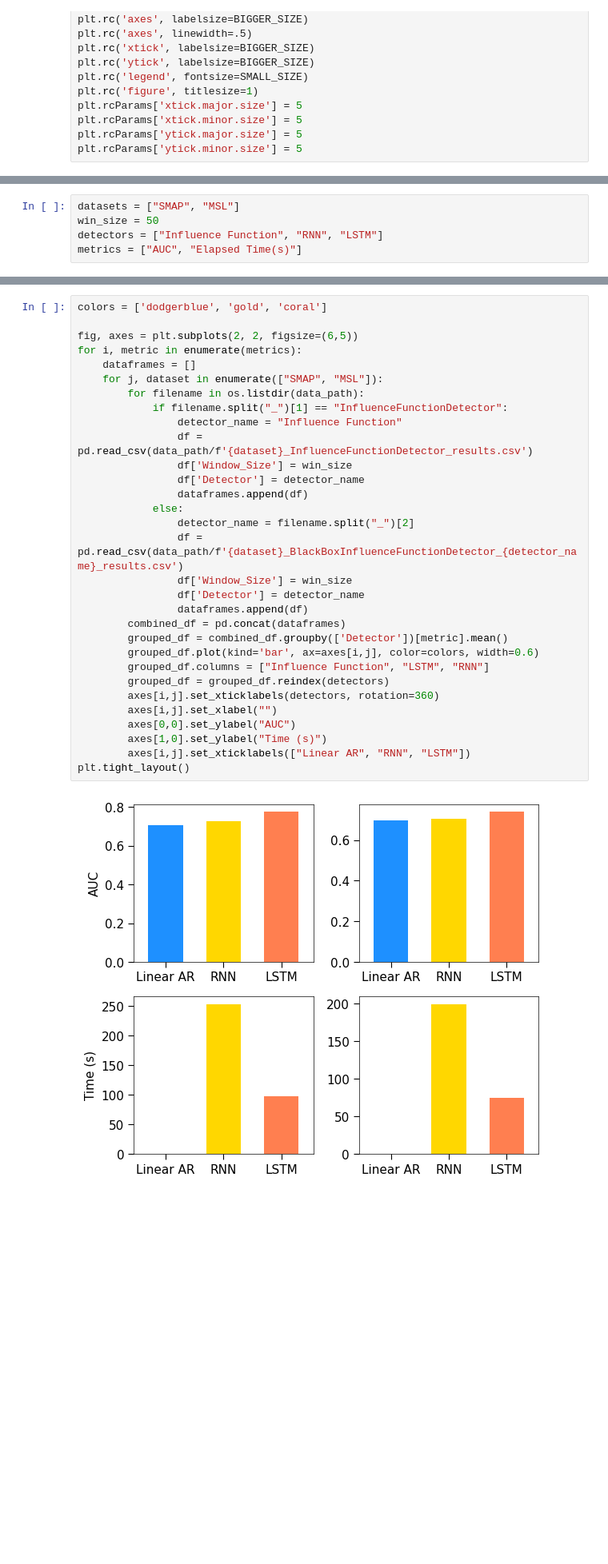
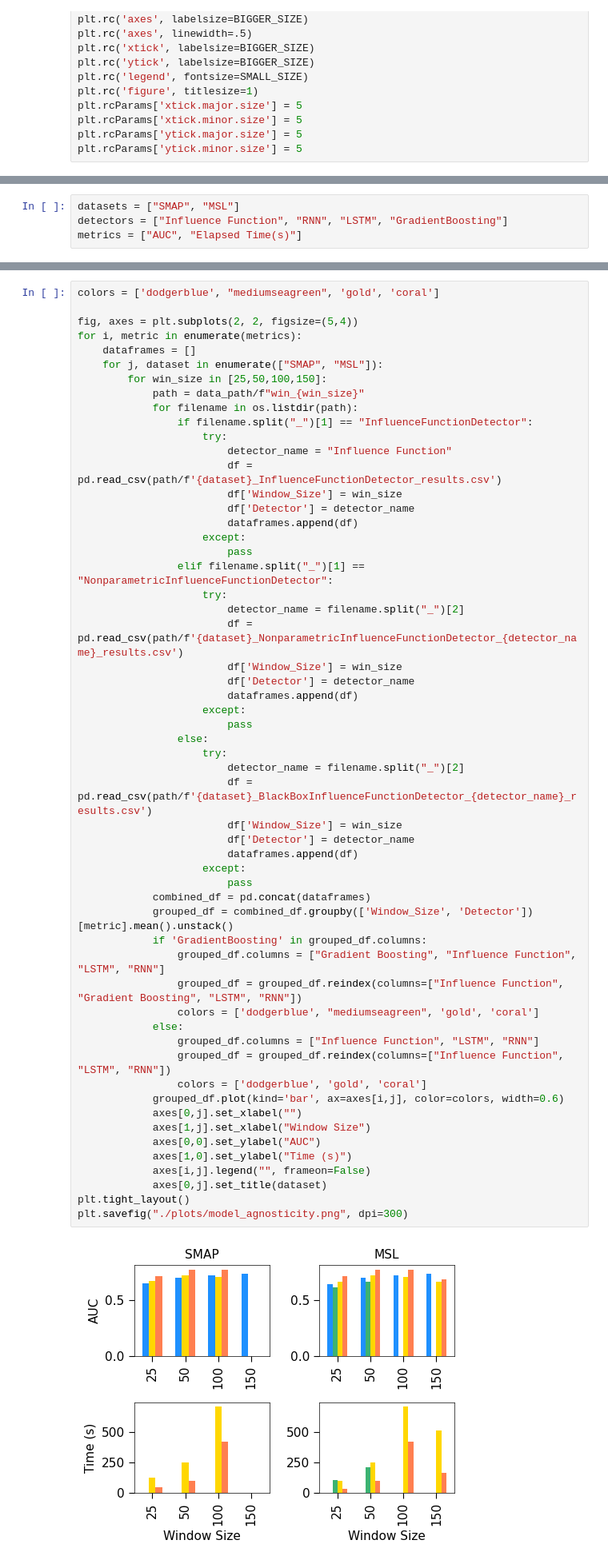
Before and after one commit to yzhang511/TimeInf, a Jupyter notebook: icml_plots/Fig4.ipynb, the cells around one changed output, grey strips where cells are left out. Shown at 80% size. Drawn from its saved outputs; the diff is of its cells as text; blank space fills up the shorter version.

Commit message:
update figures

```diff
--- a/icml_plots/Fig4.ipynb
+++ b/icml_plots/Fig4.ipynb
@@ -34,5 +29,4 @@ os.listdir(data_path)
 # %%
 datasets = ["SMAP", "MSL"]
-win_size = 50
-detectors = ["Influence Function", "RNN", "LSTM"]
+detectors = ["Influence Function", "RNN", "LSTM", "GradientBoosting"]
 metrics = ["AUC", "Elapsed Time(s)"]
@@ -39,33 +42,58 @@ metrics = ["AUC", "Elapsed Time(s)"]
 # %%
-colors = ['dodgerblue', 'gold', 'coral']
+colors = ['dodgerblue', "mediumseagreen", 'gold', 'coral']
 
-fig, axes = plt.subplots(2, 2, figsize=(6,5))
+fig, axes = plt.subplots(2, 2, figsize=(5,4))
 for i, metric in enumerate(metrics):
     dataframes = []
     for j, dataset in enumerate(["SMAP", "MSL"]):
-        for filename in os.listdir(data_path):
-            if filename.split("_")[1] == "InfluenceFunctionDetector":
-                detector_name = "Influence Function"
-                df = pd.read_csv(data_path/f'{dataset}_InfluenceFunctionDetector_results.csv')
-                df['Window_Size'] = win_size
-                df['Detector'] = detector_name
-                dataframes.append(df)
+        for win_size in [25,50,100,150]:
+            path = data_path/f"win_{win_size}"
+            for filename in os.listdir(path):
+                if filename.split("_")[1] == "InfluenceFunctionDetector":
+                    try:
+                        detector_name = "Influence Function"
+                        df = pd.read_csv(path/f'{dataset}_InfluenceFunctionDetector_results.csv')
+                        df['Window_Size'] = win_size
+                        df['Detector'] = detector_name
+                        dataframes.append(df)
+                    except:
+                        pass
+                elif filename.split("_")[1] == "NonparametricInfluenceFunctionDetector":
+                    try:
+                        detector_name = filename.split("_")[2]
+                        df = pd.read_csv(path/f'{dataset}_NonparametricInfluenceFunctionDetector_{detector_name}_results.csv')
+                        df['Window_Size'] = win_size
+                        df['Detector'] = detector_name
+                        dataframes.append(df)
+                    except:
+                        pass
+                else:
+                    try:
+                        detector_name = filename.split("_")[2]
+                        df = pd.read_csv(path/f'{dataset}_BlackBoxInfluenceFunctionDetector_{detector_name}_results.csv')
+                        df['Window_Size'] = win_size
+                        df['Detector'] = detector_name
+                        dataframes.append(df)
+                    except:
+                        pass
+            combined_df = pd.concat(dataframes)
+            grouped_df = combined_df.groupby(['Window_Size', 'Detector'])[metric].mean().unstack()
+            if 'GradientBoosting' in grouped_df.columns:
+                grouped_df.columns = ["Gradient Boosting", "Influence Function", "LSTM", "RNN"]
+                grouped_df = grouped_df.reindex(columns=["Influence Function", "Gradient Boosting", "LSTM", "RNN"])
+                colors = ['dodgerblue', "mediumseagreen", 'gold', 'coral']
             else:
-                detector_name = filename.split("_")[2]
-                df = pd.read_csv(data_path/f'{dataset}_BlackBoxInfluenceFunctionDetector_{detector_name}_results.csv')
-                df['Window_Size'] = win_size
-                df['Detector'] = detector_name
-                dataframes.append(df)
-        combined_df = pd.concat(dataframes)
-        grouped_df = combined_df.groupby(['Detector'])[metric].mean()
-        grouped_df.plot(kind='bar', ax=axes[i,j], color=colors, width=0.6)
-        grouped_df.columns = ["Influence Function", "LSTM", "RNN"]
-        grouped_df = grouped_df.reindex(detectors)
-        axes[i,j].set_xticklabels(detectors, rotation=360)
-        axes[i,j].set_xlabel("")
-        axes[0,0].set_ylabel("AUC")
-        axes[1,0].set_ylabel("Time (s)")
-        axes[i,j].set_xticklabels(["Linear AR", "RNN", "LSTM"])
+                grouped_df.columns = ["Influence Function", "LSTM", "RNN"]
+                grouped_df = grouped_df.reindex(columns=["Influence Function", "LSTM", "RNN"])
+                colors = ['dodgerblue', 'gold', 'coral']
+            grouped_df.plot(kind='bar', ax=axes[i,j], color=colors, width=0.6)
+            axes[0,j].set_xlabel("")
+            axes[1,j].set_xlabel("Window Size")
+            axes[0,0].set_ylabel("AUC")
+            axes[1,0].set_ylabel("Time (s)")
+            axes[i,j].legend("", frameon=False)
+            axes[0,j].set_title(dataset)
 plt.tight_layout()
+plt.savefig("./plots/model_agnosticity.png", dpi=300)
 # %% [output]
-[figure, old version]
+[figure, new version]
```
Also changed, not shown: parts of 3 cells of this notebook, 1 other file.
